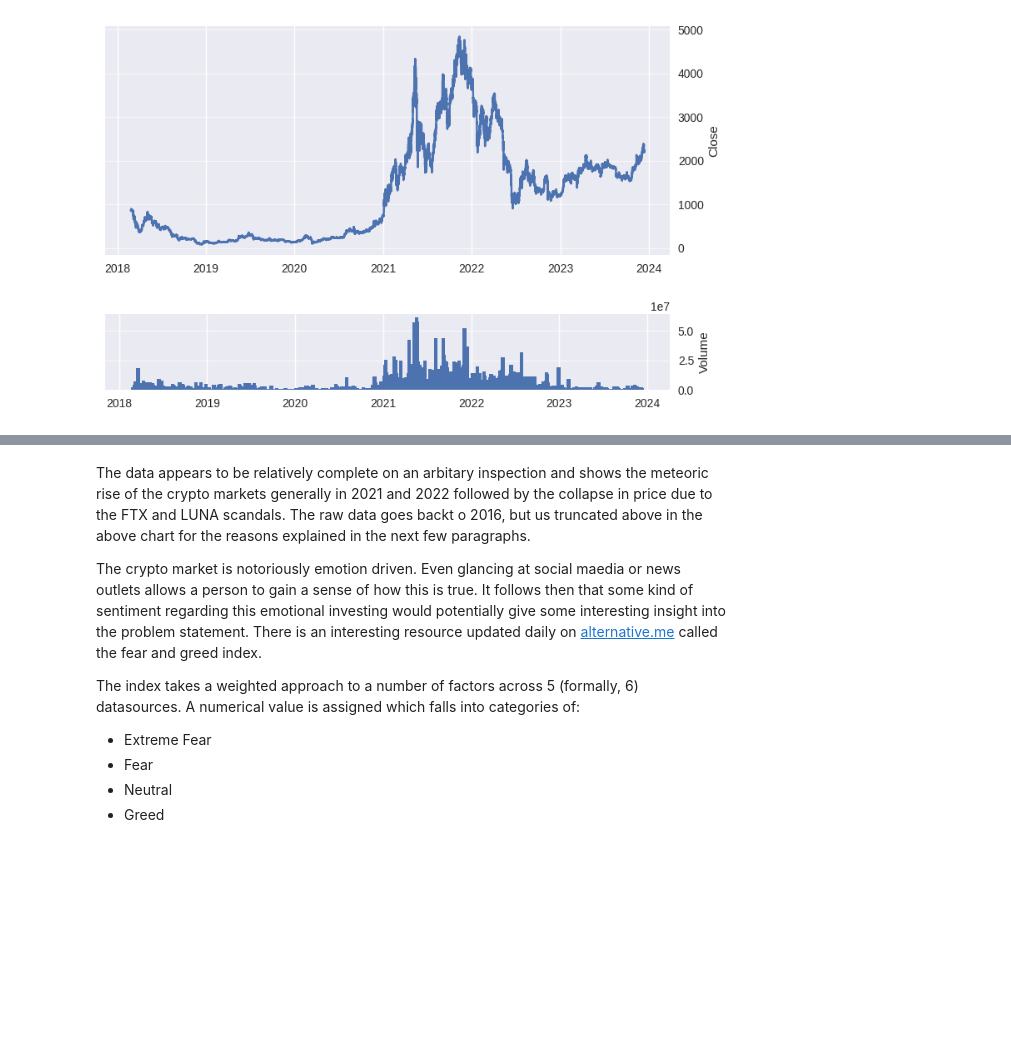
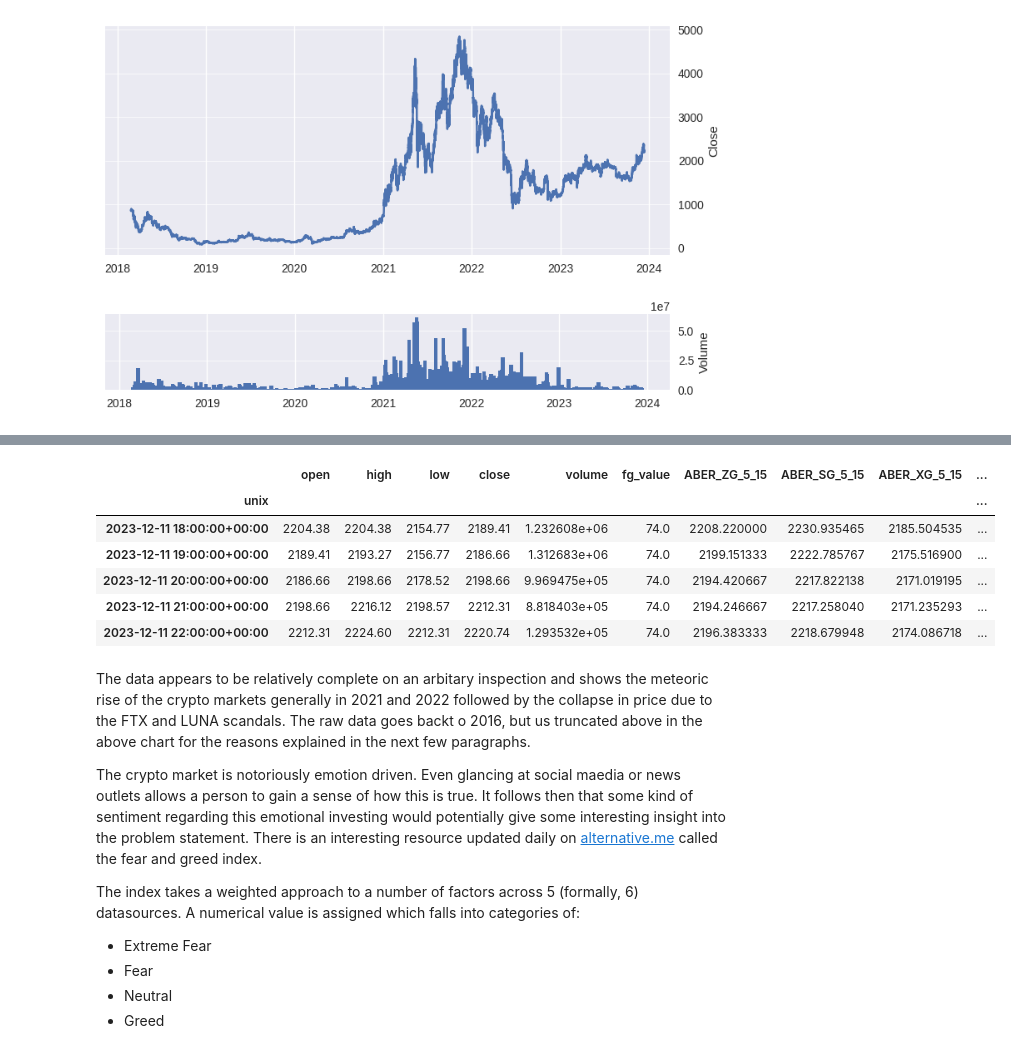
Before and after one commit to will-j-c/cqf_final_project_DL, a Jupyter notebook: report.ipynb, the cells around one changed output, grey strips where cells are left out. Saved outputs shown, nothing was run; the diff lists cells and outputs as text; code cells hidden in the pictures; blank space fills up the shorter version.

```diff
--- a/report.ipynb
+++ b/report.ipynb
@@ -84,3 +118,13 @@ plot_price_vol(df, 'close', 'volume')
+# %%
+df.tail()
+# %% [output]
+|  | open | high | low | close | volume | fg_value | ABER_ZG_5_15 | ABER_SG_5_15 | ABER_XG_5_15 | ... |
+| unix |  |  |  |  |  |  |  |  |  | ... |
+| 2023-12-11 18:00:00+00:00 | 2204.38 | 2204.38 | 2154.77 | 2189.41 | 1.232608e+06 | 74.0 | 2208.220000 | 2230.935465 | 2185.504535 | ... |
+| 2023-12-11 19:00:00+00:00 | 2189.41 | 2193.27 | 2156.77 | 2186.66 | 1.312683e+06 | 74.0 | 2199.151333 | 2222.785767 | 2175.516900 | ... |
+| 2023-12-11 20:00:00+00:00 | 2186.66 | 2198.66 | 2178.52 | 2198.66 | 9.969475e+05 | 74.0 | 2194.420667 | 2217.822138 | 2171.019195 | ... |
+| 2023-12-11 21:00:00+00:00 | 2198.66 | 2216.12 | 2198.57 | 2212.31 | 8.818403e+05 | 74.0 | 2194.246667 | 2217.258040 | 2171.235293 | ... |
+| 2023-12-11 22:00:00+00:00 | 2212.31 | 2224.60 | 2212.31 | 2220.74 | 1.293532e+05 | 74.0 | 2196.383333 | 2218.679948 | 2174.086718 | ... |
 # %% [markdown]
 The data appears to be relatively complete on an arbitary inspection and shows the meteoric rise of the crypto markets generally in 2021 and 2022 followed by the collapse in price due to the FTX and LUNA scandals. The raw data goes backt o 2016, but us truncated above in the above chart for the reasons explained in the next few paragraphs.
 
```
Also changed, not shown: parts of 13 cells of this notebook, 37 other files.
